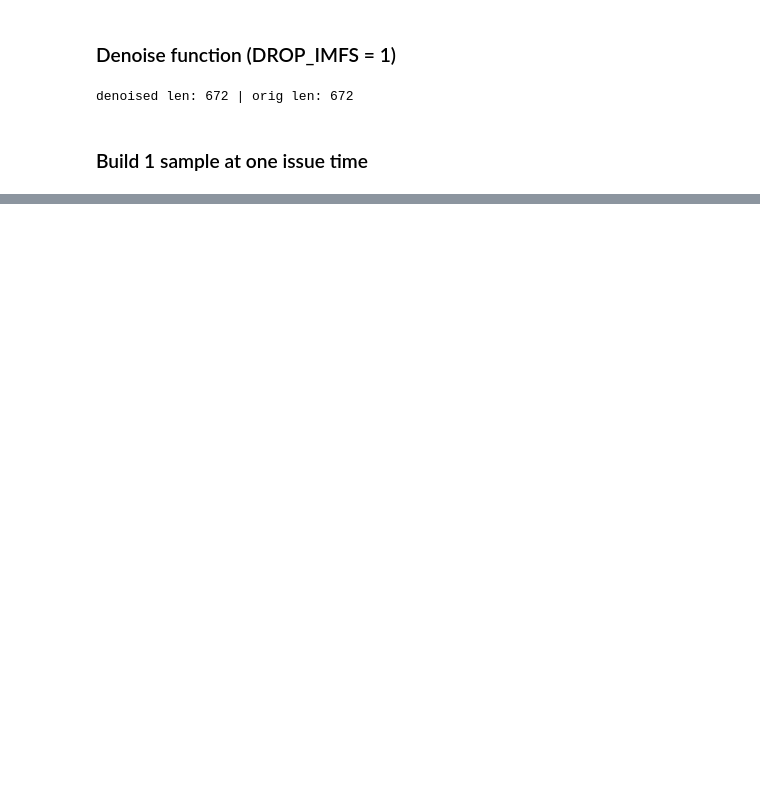
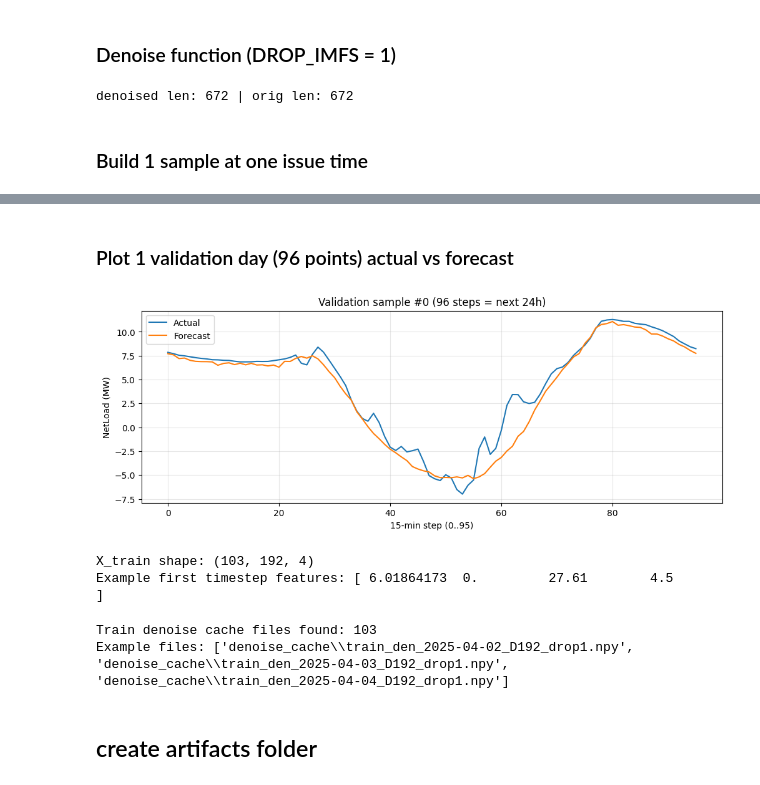
Before and after one commit to Akash-W-Karunanayake/SMART-GRID, a Jupyter notebook: notebooks/03_hybrid_iceemdan_transformer_gprml_f10.ipynb, the cells around one changed output, grey strips where cells are left out. Drawn from its saved outputs; the diff is of its cells as text; code cells hidden in the pictures; blank space fills up the shorter version.

Commit message:
Add Transformer training and deployment setup

```diff
--- a/notebooks/03_hybrid_iceemdan_transformer_gprml_f10.ipynb
+++ b/notebooks/03_hybrid_iceemdan_transformer_gprml_f10.ipynb
@@ -319,0 +403,18 @@ Test:  (29, 192, 4) (29, 96) samples: 29
+# %%
+import torch
+from torch.utils.data import TensorDataset, DataLoader
+
+# tensors
+Xtr = torch.tensor(X_train_s, dtype=torch.float32)
+ytr = torch.tensor(y_train_s, dtype=torch.float32)
+Xva = torch.tensor(X_val_s,   dtype=torch.float32)
+yva = torch.tensor(y_val_s,   dtype=torch.float32)
+
+train_ds = TensorDataset(Xtr, ytr)
+val_ds   = TensorDataset(Xva, yva)
+
+train_loader = DataLoader(train_ds, batch_size=16, shuffle=True)
+val_loader   = DataLoader(val_ds,   batch_size=16, shuffle=False)
+
+print("Train batches:", len(train_loader), "Val batches:", len(val_loader))
+print("One batch shapes:", next(iter(train_loader))[0].shape, next(iter(train_loader))[1].shape)
@@ -319,0 +741,35 @@ Test:  (29, 192, 4) (29, 96) samples: 29
+# %% [markdown]
+### Plot 1 validation day (96 points) actual vs forecast
+# %%
+import matplotlib.pyplot as plt
+
+i = 0  # choose which VAL sample to visualize (0..len(val)-1)
+
+plt.figure(figsize=(12,4))
+plt.plot(true_val_mw[i], label="Actual")
+plt.plot(pred_val_mw[i], label="Forecast")
+plt.title(f"Validation sample #{i} (96 steps = next 24h)")
+plt.xlabel("15-min step (0..95)")
+plt.ylabel("NetLoad (MW)")
+plt.legend()
+plt.grid(True, alpha=0.3)
+plt.show()
+# %% [output]
+[figure, added]
+# %%
+print("X_train shape:", X_train.shape)   # should be (n, 192, 4)
+print("Example first timestep features:", X_train[0, 0, :])
+# %% [output]
+X_train shape: (103, 192, 4)
+Example first timestep features: [ 6.01864173  0.         27.61        4.5       ]
+# %%
+import glob
+
+files = glob.glob("denoise_cache/train_den_*_D192_drop1.npy")
+print("Train denoise cache files found:", len(files))
+print("Example files:", files[:3])
+# %% [output]
+Train denoise cache files found: 103
+Example files: ['denoise_cache\\train_den_2025-04-02_D192_drop1.npy', 'denoise_cache\\train_den_2025-04-03_D192_drop1.npy', 'denoise_cache\\train_den_2025-04-04_D192_drop1.npy']
+# %% [markdown]
+## create artifacts folder
```
Also changed, not shown: parts of 24 cells of this notebook, 1 other file.
